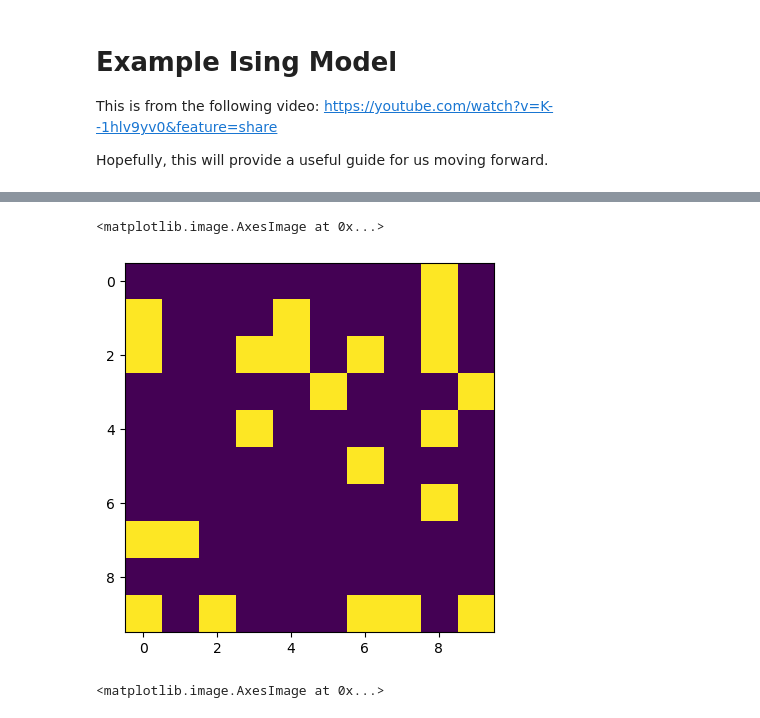
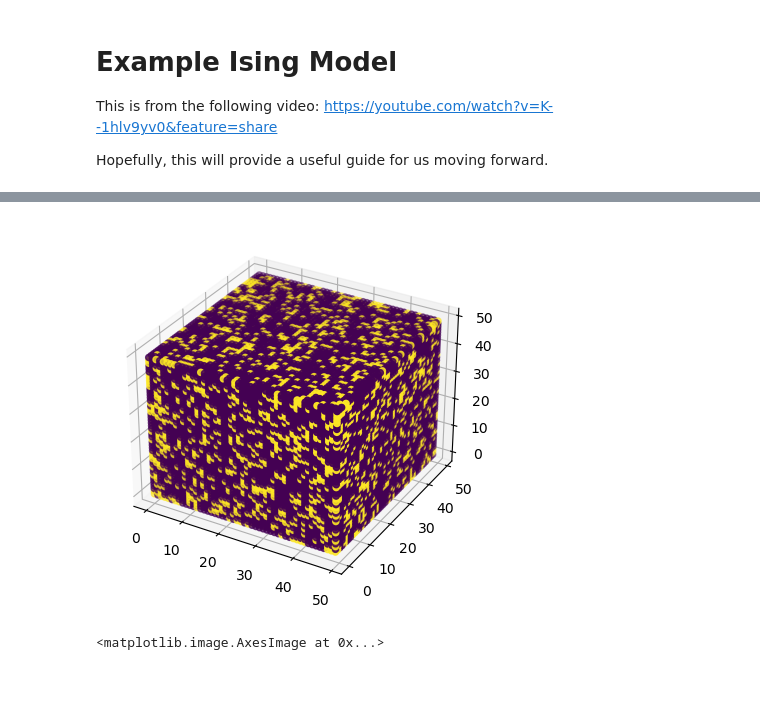
Before and after one commit to milesmamigonian/Ising-Model, a Jupyter notebook: example_ising.ipynb, the cells around one changed output, grey strips where cells are left out. Saved outputs shown, nothing was run; the diff lists cells and outputs as text; code cells hidden in the pictures; blank space fills up the shorter version.

```diff
--- a/example_ising.ipynb
+++ b/example_ising.ipynb
@@ -193,8 +175,14 @@ plt.show()
-# %%
-plt.imshow(lattice_n)
-# %% [output]
-<matplotlib.image.AxesImage at 0x...>
-[figure, removed]
+# %%
+# plot the initial state of lattice_n
+
+fig = plt.figure()
+ax = plt.axes(projection='3d')
+x, y, z = np.meshgrid(np.arange(lattice_n.shape[0]), np.arange(lattice_n.shape[1]), np.arange(lattice_n.shape[2]))
+ax.scatter(x.ravel(), y.ravel(), z.ravel(), c=lattice_n.ravel())
+
+plt.show()
+# %% [output]
+[figure, added]
 # %%
 plt.imshow(lattice_p)
 # %% [output]
```
Also changed, not shown: parts of 15 cells of this notebook.
